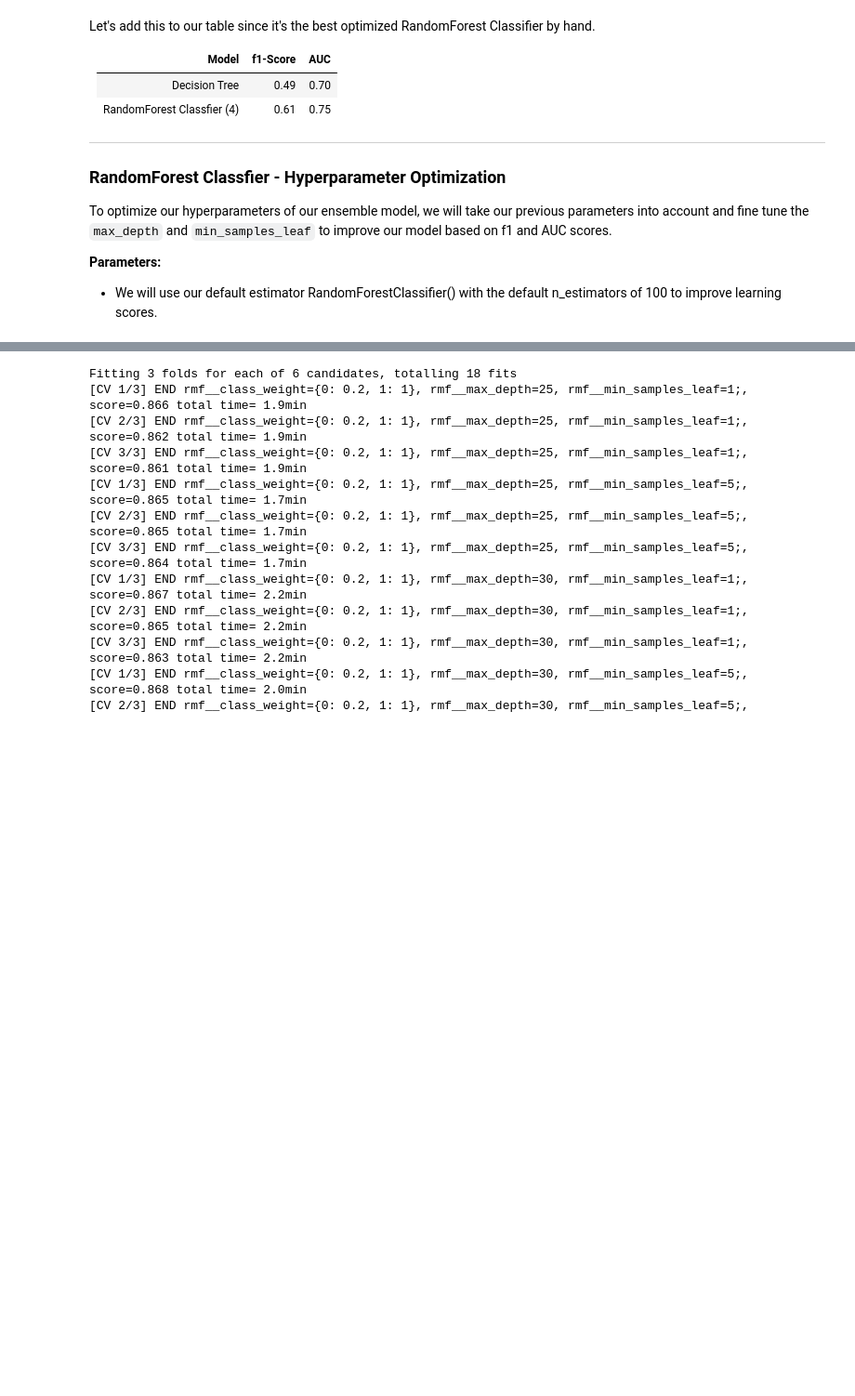
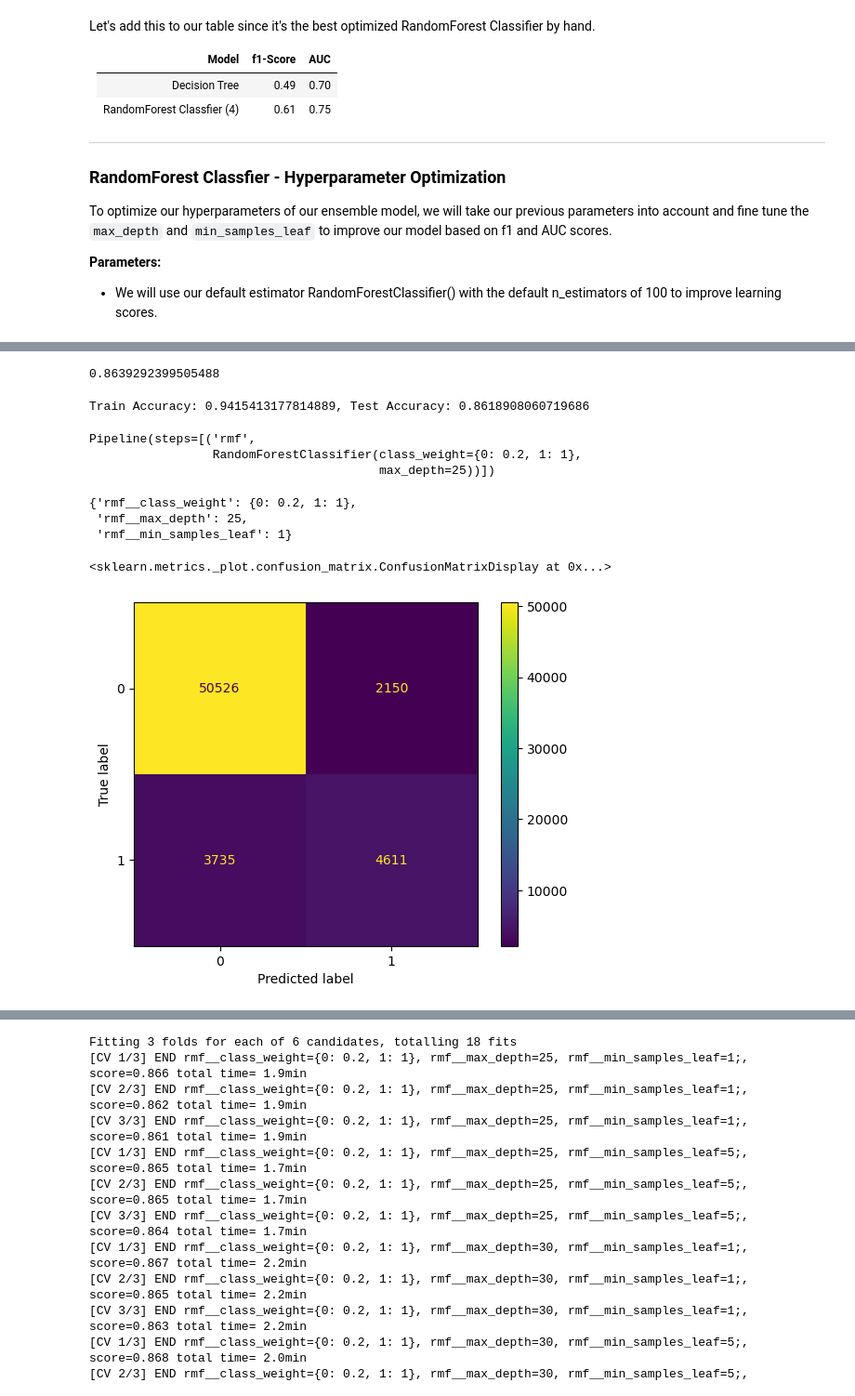
Before and after one commit to clem21chan/Clinical_Trials_Capstone, a Jupyter notebook: Notebooks/4.0_AdvancedModelling_Ensemble.ipynb, the cells around one changed output, grey strips where cells are left out. Shown: that part at 93% size. Saved outputs shown, nothing was run; the diff lists cells and outputs as text; code cells hidden in the pictures; blank space fills up the shorter version.

```diff
--- a/Notebooks/4.0_AdvancedModelling_Ensemble.ipynb
+++ b/Notebooks/4.0_AdvancedModelling_Ensemble.ipynb
@@ -552,3 +553,15 @@ To optimize our hyperparameters of our ensemble model, we will take our previous
 
 **Parameters:**
 - We will use our default estimator RandomForestClassifier() with the default n_estimators of 100 to improve learning scores.
+# %%
+estimators = [('rmf', RandomForestClassifier())]
+
+pipe = Pipeline(estimators)
+# %%
+params = {'rmf__class_weight':[{0:0.2, 1:1}],
+          'rmf__max_depth':[25, 30, 35],
+          'rmf__min_samples_leaf':[1, 5]}
+
+grid_search = GridSearchCV(pipe, param_grid=params, scoring='roc_auc', cv=3, verbose=3)
+
+fitted_search = grid_search.fit(X_train, y_train)
@@ -554,0 +583,32 @@ To optimize our hyperparameters of our ensemble model, we will take our previous
+# %%
+# best cross validation accuracy
+fitted_search.best_score_
+# %% [output]
+0.8639292399505488
+# %%
+# train and test scores
+print(f'Train Accuracy: {fitted_search.score(X_train, y_train)}, Test Accuracy: {fitted_search.score(X_test, y_test)}')
+# %% [output]
+Train Accuracy: 0.9415413177814889, Test Accuracy: 0.8618908060719686
+# %%
+fitted_search.best_estimator_
+# %% [output]
+Pipeline(steps=[('rmf',
+                 RandomForestClassifier(class_weight={0: 0.2, 1: 1},
+                                        max_depth=25))])
+# %%
+# can also use .best_params_ to find the optimal parameters
+fitted_search.best_params_
+# %% [output]
+{'rmf__class_weight': {0: 0.2, 1: 1},
+ 'rmf__max_depth': 25,
+ 'rmf__min_samples_leaf': 1}
+# %%
+# Get class predictions
+y_pred = fitted_search.predict(X_test)
+
+# Confusion matrix
+ConfusionMatrixDisplay.from_estimator(fitted_search, X_test, y_test)
+# %% [output]
+<sklearn.metrics._plot.confusion_matrix.ConfusionMatrixDisplay at 0x...>
+[figure, added]
```
Also changed, not shown: parts of 4 cells of this notebook, 2 other files.
